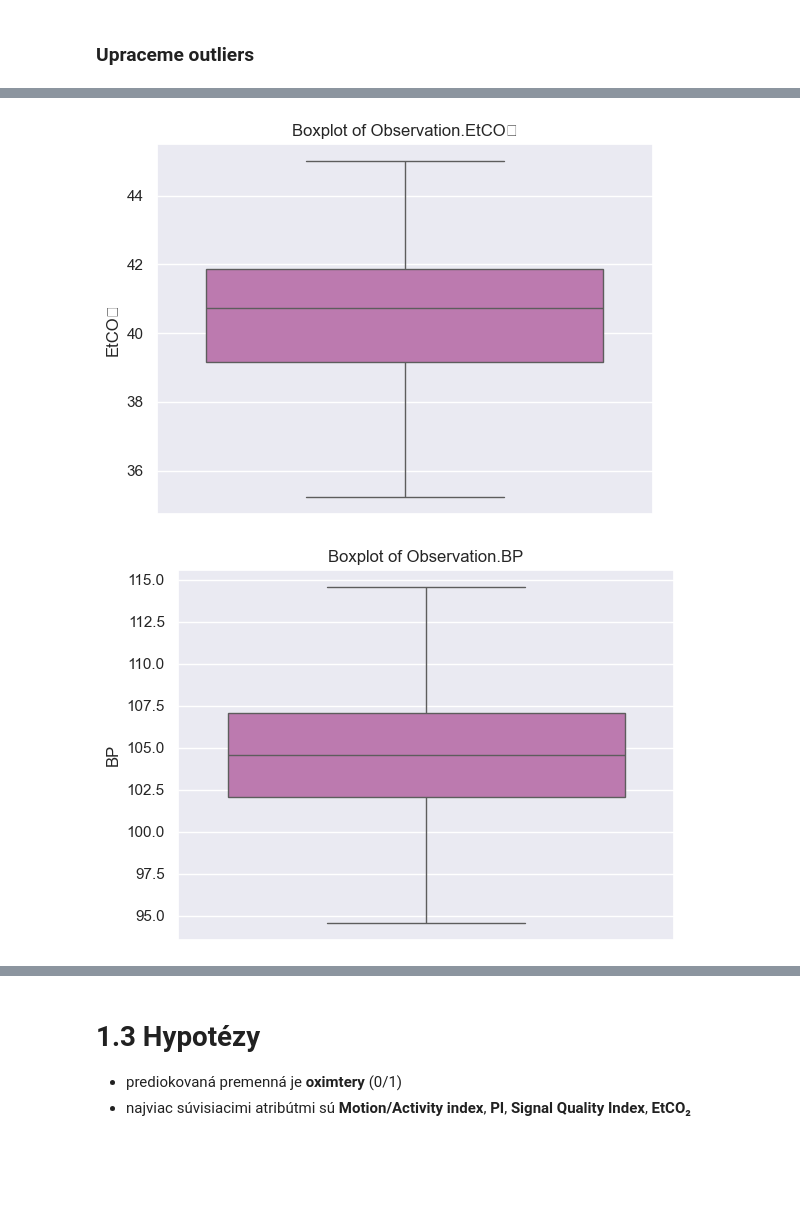
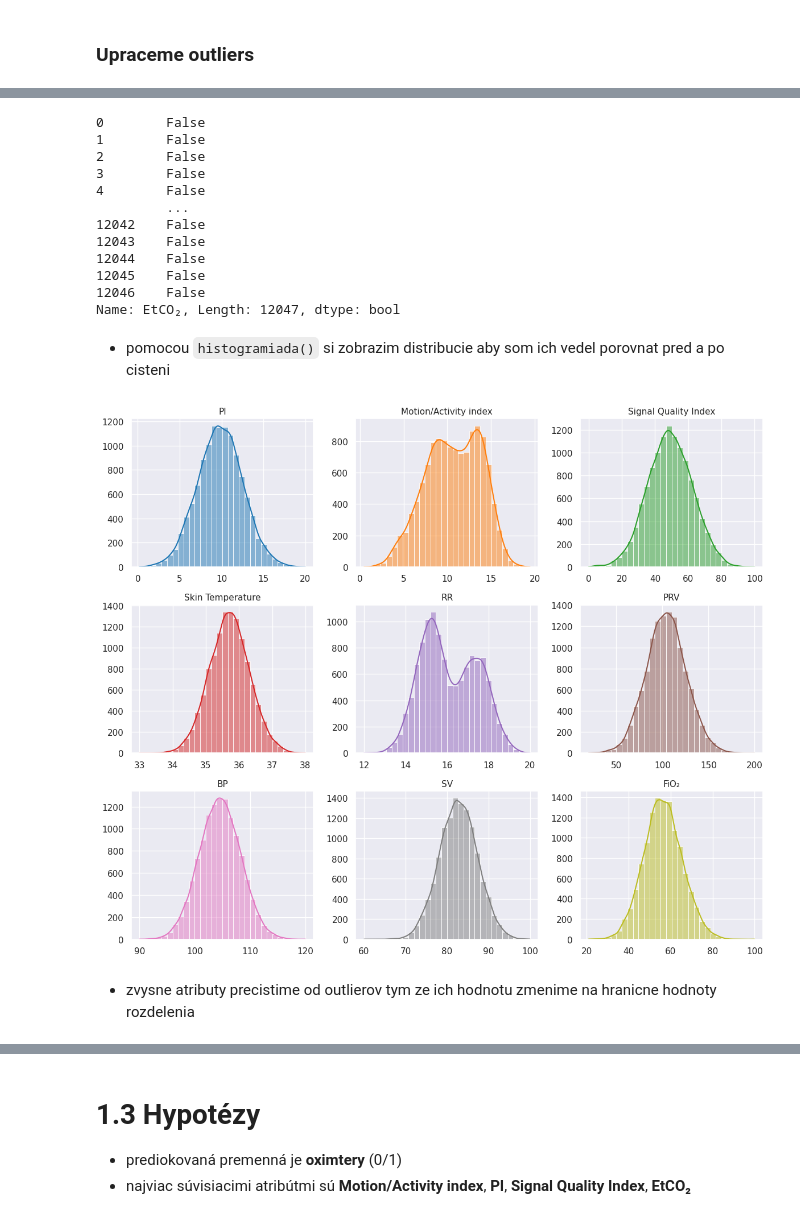
Before and after one commit to johannatilesova/IAU-project, a Jupyter notebook: phase1_TilesovaPecenka.ipynb, the cells around one changed output, grey strips where cells are left out. Drawn from its saved outputs; the diff is of its cells as text; code cells hidden in the pictures; blank space fills up the shorter version.

```diff
--- a/phase1_TilesovaPecenka.ipynb
+++ b/phase1_TilesovaPecenka.ipynb
@@ -639,7 +639,7 @@ plt.show()
 # %%
 mpl.rcParams["font.family"] = "DejaVu Sans"
 
-pair_vars = top10
+pair_vars = top10Attributes
 
 fig, axes = plt.subplots(5, 2, figsize=(15, 20))
 axes = axes.flatten()
@@ -1194,0 +1199,14 @@ def getOutliers(a):
+# %%
+def histogramiada(df, columns, bins=30):
+
+    fig, axes = plt.subplots(3, 3, figsize=(12, 10))
+    axes = axes.flatten()
+
+    for i, col in enumerate(columns[:9]):
+        sns.histplot(df[col], bins=bins, kde=True, ax=axes[i], color=sns.color_palette("tab10")[i % 10])
+        axes[i].set_title(col, fontsize=11)
+        axes[i].set_xlabel("")
+        axes[i].set_ylabel("")
+
+    plt.tight_layout()
+    plt.show()
@@ -1195,3 +1216,20 @@ def getOutliers(a):
 # %%
 etco2_mask = getOutliers(df_observation['EtCO₂'])
 df_observation = df_observation[~etco2_mask] # ~ inverts it -> keeps only rows where it’s not an outlier
+etco2_mask
+
+# odstranime tento stlpec z listu, aby sme ten list neskor mohli pouzit ako vstup do funkcie pre cistenie outlierov zvysnych zvolenych atributov
+top10Attributes.remove('EtCO₂')
+# %% [output]
+0        False
+1        False
+2        False
+3        False
+4        False
+         ...
+12042    False
+12043    False
+12044    False
+12045    False
+12046    False
+Name: EtCO₂, Length: 12047, dtype: bool
@@ -1211,14 +1235,0 @@ for idx in df_observation.index[bp_mask]:
-# %%
-sns.boxplot(y=df_observation['EtCO₂'])
-plt.title('Boxplot of Observation.EtCO₂')
-plt.ylabel('EtCO₂')
-plt.show()
-# %% [output]
-[figure, removed]
-# %%
-sns.boxplot(y=df_observation['BP'])
-plt.title('Boxplot of Observation.BP')
-plt.ylabel('BP')
-plt.show()
-# %% [output]
-[figure, removed]
@@ -1224,0 +1241,8 @@ plt.show()
+# %% [markdown]
+- pomocou `histogramiada()` si zobrazim distribucie aby som ich vedel porovnat pred a po cisteni
+# %%
+histogramiada(df_observation, top10Attributes)
+# %% [output]
+[figure, added]
+# %% [markdown]
+- zvysne atributy precistime od outlierov tym ze ich hodnotu zmenime na hranicne hodnoty rozdelenia
```
Also changed, not shown: parts of 24 cells of this notebook.
